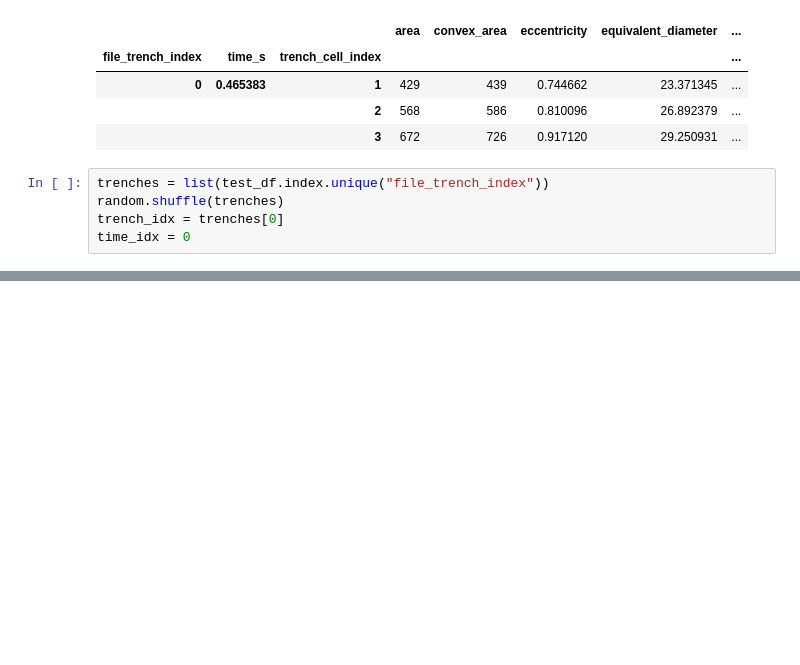
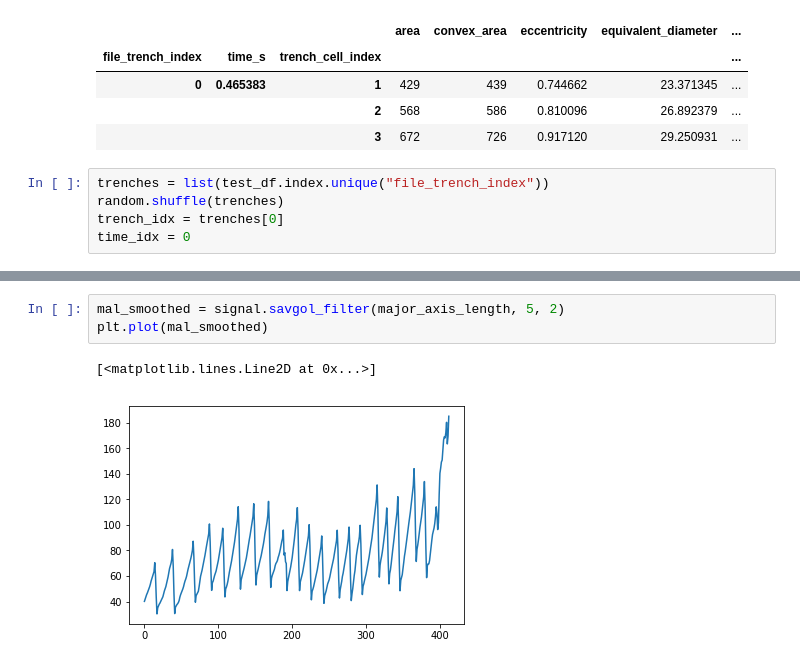
Before and after one commit to paulssonlab/TrenchRipper, a Jupyter notebook: phase_seg_test.ipynb, the cells around one changed output, grey strips where cells are left out. Cells and saved outputs as stored; diff of their text form; blank space fills up the shorter version.

```diff
--- a/phase_seg_test.ipynb
+++ b/phase_seg_test.ipynb
@@ -310,0 +319,6 @@ for i, ax in enumerate(axes):
+# %%
+mal_smoothed = signal.savgol_filter(major_axis_length, 5, 2)
+plt.plot(mal_smoothed)
+# %% [output]
+[<matplotlib.lines.Line2D at 0x...>]
+[figure, added]
```
Also changed, not shown: parts of 31 cells of this notebook, 3 other files.
